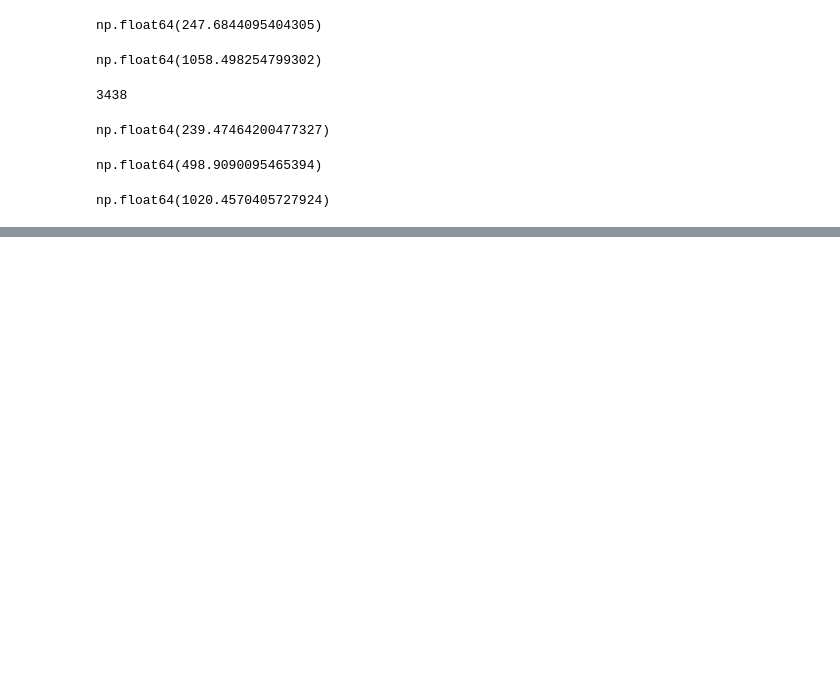
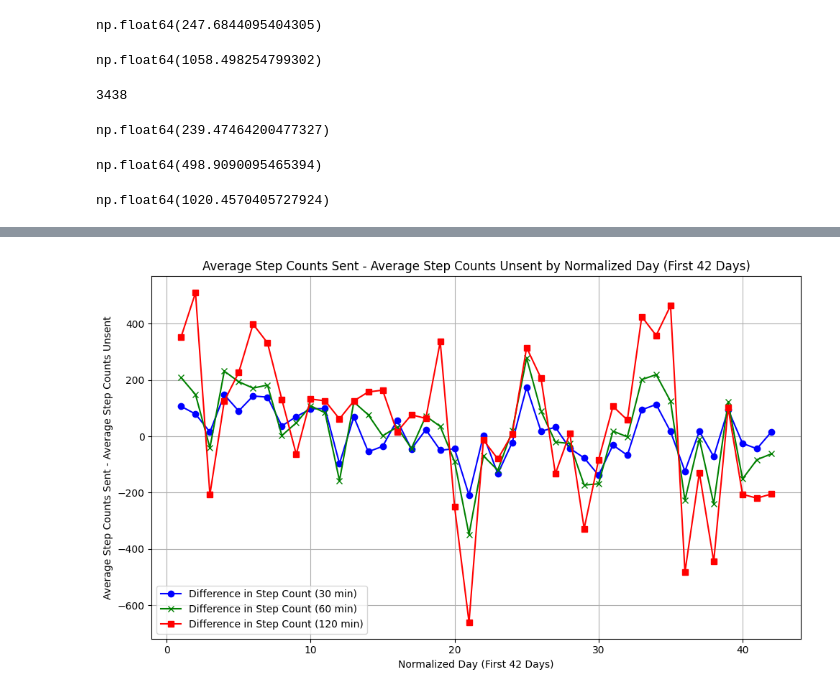
Before and after one commit to jacksoncamp42/ORIE-5160-Midterm-Project, a Jupyter notebook: EDA/eda_sent_notifications.ipynb, the cells around one changed output, grey strips where cells are left out. Saved outputs shown, nothing was run; the diff lists cells and outputs as text; code cells hidden in the pictures; blank space fills up the shorter version.

```diff
--- a/EDA/eda_sent_notifications.ipynb
+++ b/EDA/eda_sent_notifications.ipynb
@@ -334,0 +335,77 @@ sum(comparison_df_28['diff'])
+# %%
+import pandas as pd
+import matplotlib.pyplot as plt
+
+# Load the datasets
+file_path_send = '../data/modified_data/Cleaned Dataset.csv'
+file_path_no_send = '../data/modified_data/Cleaned Unsent Dataset.csv'
+
+send_data = pd.read_csv(file_path_send)
+no_send_data = pd.read_csv(file_path_no_send)
+
+# Clean the column names by stripping leading/trailing spaces
+send_data.columns = send_data.columns.str.strip()
+no_send_data.columns = no_send_data.columns.str.strip()
+
+# Convert 'sugg.decision.utime' to datetime format
+send_data['sugg.decision.utime'] = pd.to_datetime(send_data['sugg.decision.utime'])
+no_send_data['sugg.decision.utime'] = pd.to_datetime(no_send_data['sugg.decision.utime'])
+
+# Normalize the study days for each user by setting the first day as day 1
+send_data['normalized_day'] = send_data.groupby('user.index')['sugg.decision.utime'].transform(lambda x: (x - x.min()).dt.days + 1)
+no_send_data['normalized_day'] = no_send_data.groupby('user.index')['sugg.decision.utime'].transform(lambda x: (x - x.min()).dt.days + 1)
+
+# Filter to only include the first 42 days
+send_data = send_data[send_data['normalized_day'] <= 42]
+no_send_data = no_send_data[no_send_data['normalized_day'] <= 42]
+
+# Group by the normalized day and calculate the average step counts for jbsteps30, jbsteps60, and jbsteps120 for both send and no send data
+# For 30 minutes
+send_avg_steps_30 = send_data.groupby('normalized_day')['jbsteps30'].mean().reset_index()
+no_send_avg_steps_30 = no_send_data.groupby('normalized_day')['jbsteps30'].mean().reset_index()
+
+# For 60 minutes
+send_avg_steps_60 = send_data.groupby('normalized_day')['jbsteps60'].mean().reset_index()
+no_send_avg_steps_60 = no_send_data.groupby('normalized_day')['jbsteps60'].mean().reset_index()
+
+# For 120 minutes
+send_avg_steps_120 = send_data.groupby('normalized_day')['jbsteps120'].mean().reset_index()
+no_send_avg_steps_120 = no_send_data.groupby('normalized_day')['jbsteps120'].mean().reset_index()
+
+# Merge the data into a single DataFrame for comparison
+comparison_df_30 = pd.merge(send_avg_steps_30, no_send_avg_steps_30, on='normalized_day', how='outer', suffixes=('_send', '_no_send'))
+comparison_df_60 = pd.merge(send_avg_steps_60, no_send_avg_steps_60, on='normalized_day', how='outer', suffixes=('_send', '_no_send'))
+comparison_df_120 = pd.merge(send_avg_steps_120, no_send_avg_steps_120, on='normalized_day', how='outer', suffixes=('_send', '_no_send'))
+
+# Calculate the difference in averages for each normalized day
+comparison_df_30['diff_30'] = comparison_df_30['jbsteps30_send'] - comparison_df_30['jbsteps30_no_send']
+comparison_df_60['diff_60'] = comparison_df_60['jbsteps60_send'] - comparison_df_60['jbsteps60_no_send']
+comparison_df_120['diff_120'] = comparison_df_120['jbsteps120_send'] - comparison_df_120['jbsteps120_no_send']
+
+# Create a plot to compare the difference in average step counts over normalized days for 30, 60, and 120 minutes
+plt.figure(figsize=(10, 6))
+
+# Plot for 30 minutes
+plt.plot(comparison_df_30['normalized_day'], comparison_df_30['diff_30'], label='Difference in Step Count (30 min)', marker='o', color='blue')
+
+# Plot for 60 minutes
+plt.plot(comparison_df_60['normalized_day'], comparison_df_60['diff_60'], label='Difference in Step Count (60 min)', marker='x', color='green')
+
+# Plot for 120 minutes
+plt.plot(comparison_df_120['normalized_day'], comparison_df_120['diff_120'], label='Difference in Step Count (120 min)', marker='s', color='red')
+
+# Plot settings
+plt.title('Average Step Counts Sent - Average Step Counts Unsent by Normalized Day (First 42 Days)')
+plt.xlabel('Normalized Day (First 42 Days)')
+plt.ylabel('Average Step Counts Sent - Average Step Counts Unsent')
+plt.legend()
+plt.grid(True)
+plt.tight_layout()
+plt.show()
+
+# Display the comparison table for normalized days (30, 60, 120)
+print(comparison_df_30[['normalized_day', 'diff_30']].head())
+print(comparison_df_60[['normalized_day', 'diff_60']].head())
+print(comparison_df_120[['normalized_day', 'diff_120']].head())
+# %% [output]
+[figure, added]
```
Also changed, not shown: parts of 5 cells of this notebook, 1 other file.
